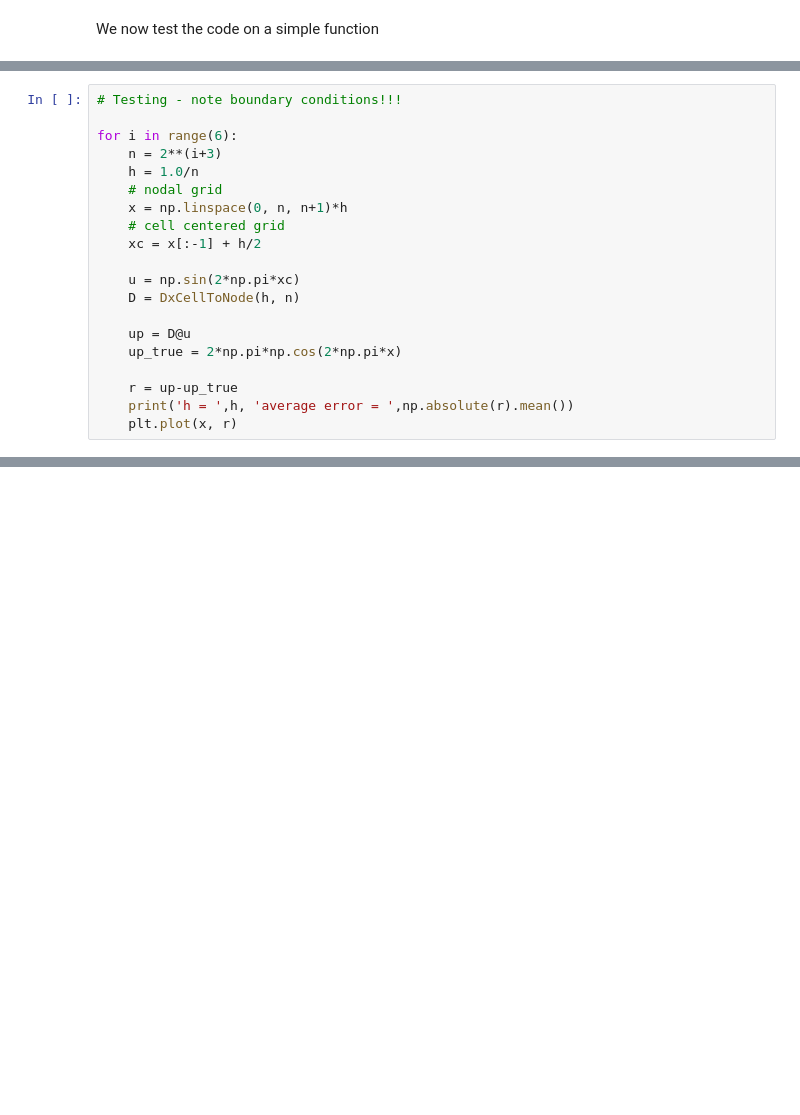
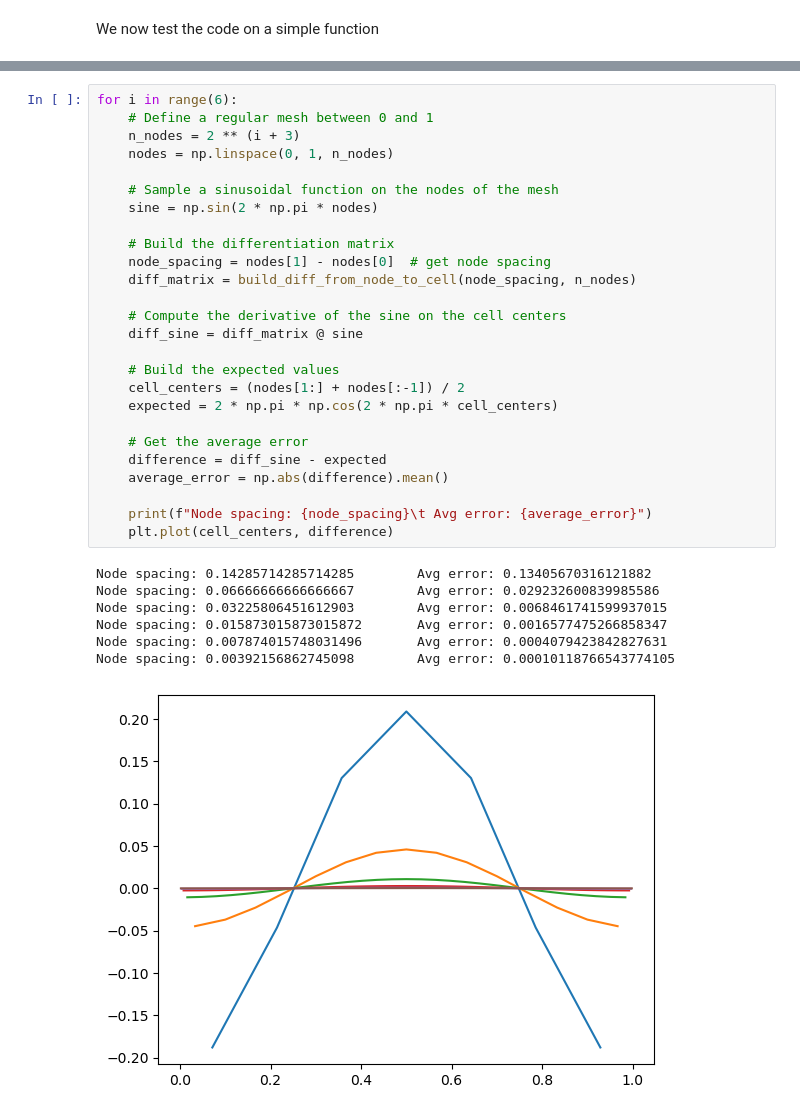
Before and after one commit to santisoler/gif-how-to-test-2022, a Jupyter notebook: notebooks/finite-difference-from-scratch.ipynb, the cells around one changed output, grey strips where cells are left out. Cells and saved outputs as stored; diff of their text form; blank space fills up the shorter version.

```diff
--- a/notebooks/finite-difference-from-scratch.ipynb
+++ b/notebooks/finite-difference-from-scratch.ipynb
@@ -74,20 +69,0 @@ print(A)
-# %%
-# Testing - note boundary conditions!!!
-
-for i in range(6):
-    n = 2**(i+3)
-    h = 1.0/n
-    # nodal grid
-    x = np.linspace(0, n, n+1)*h
-    # cell centered grid
-    xc = x[:-1] + h/2
-
-    u = np.sin(2*np.pi*xc)
-    D = DxCellToNode(h, n)
-
-    up = D@u
-    up_true = 2*np.pi*np.cos(2*np.pi*x)
-
-    r = up-up_true
-    print('h = ',h, 'average error = ',np.absolute(r).mean())
-    plt.plot(x, r)
@@ -139,0 +70,34 @@ for j in range(6):
+# %%
+for i in range(6):
+    # Define a regular mesh between 0 and 1
+    n_nodes = 2 ** (i + 3)
+    nodes = np.linspace(0, 1, n_nodes)
+
+    # Sample a sinusoidal function on the nodes of the mesh
+    sine = np.sin(2 * np.pi * nodes)
+
+    # Build the differentiation matrix
+    node_spacing = nodes[1] - nodes[0]  # get node spacing
+    diff_matrix = build_diff_from_node_to_cell(node_spacing, n_nodes)
+
+    # Compute the derivative of the sine on the cell centers
+    diff_sine = diff_matrix @ sine
+
+    # Build the expected values
+    cell_centers = (nodes[1:] + nodes[:-1]) / 2
+    expected = 2 * np.pi * np.cos(2 * np.pi * cell_centers)
+
+    # Get the average error
+    difference = diff_sine - expected
+    average_error = np.abs(difference).mean()
+
+    print(f"Node spacing: {node_spacing}\t Avg error: {average_error}")
+    plt.plot(cell_centers, difference)
+# %% [output]
+Node spacing: 0.14285714285714285        Avg error: 0.13405670316121882
+Node spacing: 0.06666666666666667        Avg error: 0.029232600839985586
+Node spacing: 0.03225806451612903        Avg error: 0.0068461741599937015
+Node spacing: 0.015873015873015872       Avg error: 0.0016577475266858347
+Node spacing: 0.007874015748031496       Avg error: 0.0004079423842827631
+Node spacing: 0.00392156862745098        Avg error: 0.00010118766543774105
+[figure, added]
```
Also changed, not shown: parts of 12 cells of this notebook.
